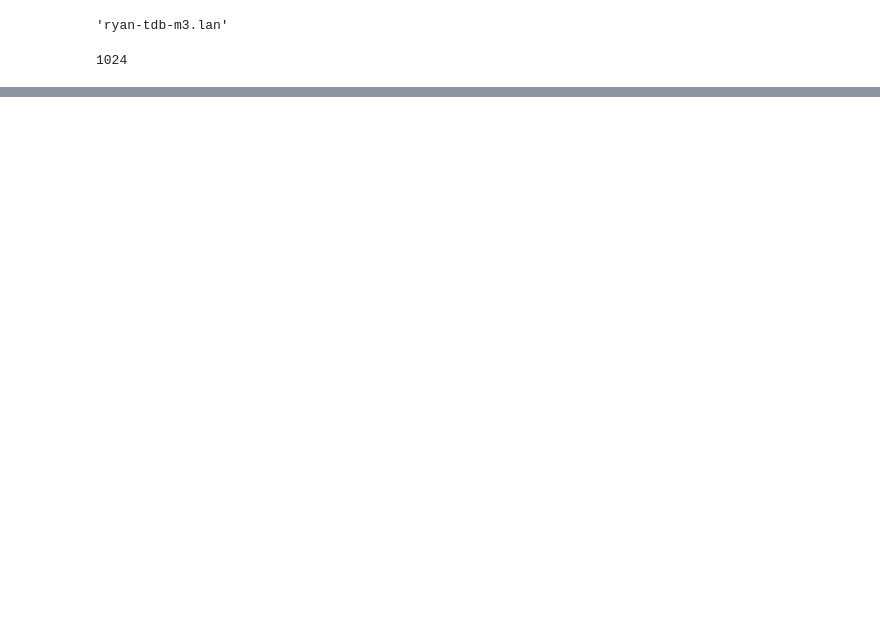
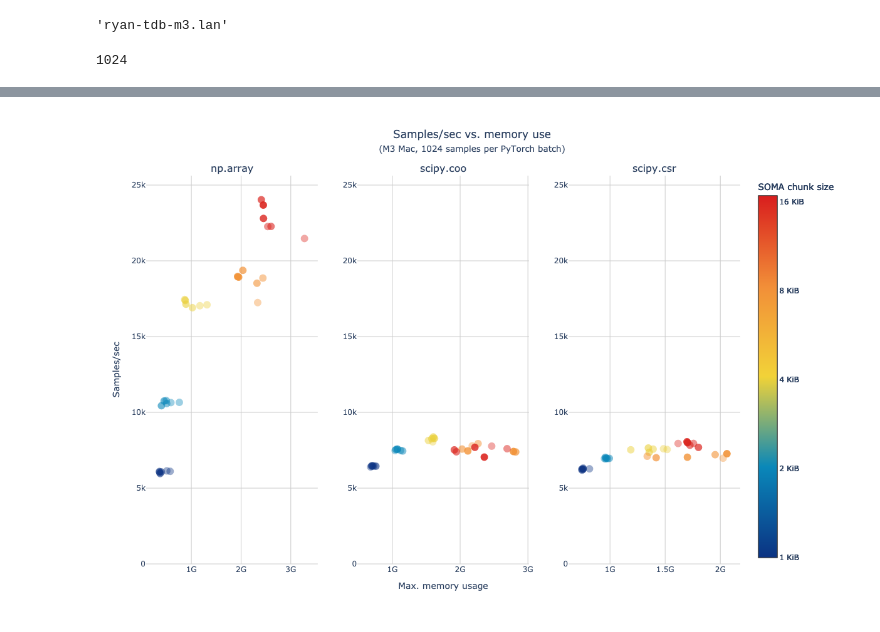
Before and after one commit to TileDB-Inc/arrayloader-benchmarks, a Jupyter notebook: notebooks/data-loader-stats/m3/nb.ipynb, the cells around one changed output, grey strips where cells are left out. Cells and saved outputs as stored; diff of their text form; code cells hidden in the pictures; blank space fills up the shorter version.

```diff
--- a/notebooks/data-loader-stats/m3/nb.ipynb
+++ b/notebooks/data-loader-stats/m3/nb.ipynb
@@ -116,0 +233,52 @@ Image(fig.to_image(**dims))
+# %%
+ncols = 3
+fig = make_subplots(
+    rows=1,
+    cols=ncols,
+    shared_yaxes=True,
+    subplot_titles=FMTS,
+)
+
+for col, fmt in enumerate(FMTS):
+    f = df[df.fmt == fmt]
+    fig.add_trace(
+        go.Scatter(
+            x=f.max_mem,
+            y=f[y],
+            mode='markers',
+            name=fmt,
+            marker=dict(
+                color=f.soma_chunk_size.apply(log2),
+                colorscale=px.colors.diverging.Portland,
+                cmin=min_chunk_log2,
+                cmax=max_chunk_log2 + .07,
+                colorbar=dict(
+                    title='SOMA chunk size',
+                    tickmode='array',
+                    tickvals=chunks_log2,
+                    ticktext=list(map(lambda e: f'{2**(e-10)} KiB', chunks_log2)),
+                ),
+                showscale=True,
+                opacity=0.4 + 0.5 * f.epoch / max(df.epoch),
+                size=12,
+            ),
+            customdata=f[['epoch', 'soma_chunk_size']],
+        ),
+        row=1, col=col+1,
+    )
+
+ss = [ "" if i == 1 else f"{i}" for i in range(1, ncols+1) ]
+plot(
+    fig,
+    [ title, host_subtitle, ],
+    title_y=.95,
+    name="speed_vs_mem_3",
+    width=1000, height=600,
+    showlegend=False,
+    **{ f"xaxis{(ncols+1)//2}_title": "Max. memory usage" },
+    **{ f"xaxis{s}_tickformat": "s" for s in ss },
+    yaxis_title="Samples/sec",
+    **{ f"yaxis{s}_showticklabels": True for s in ss },
+)
+# %% [output]
+[figure, added]
```
Also changed, not shown: parts of 14 cells of this notebook, 26 other files.
